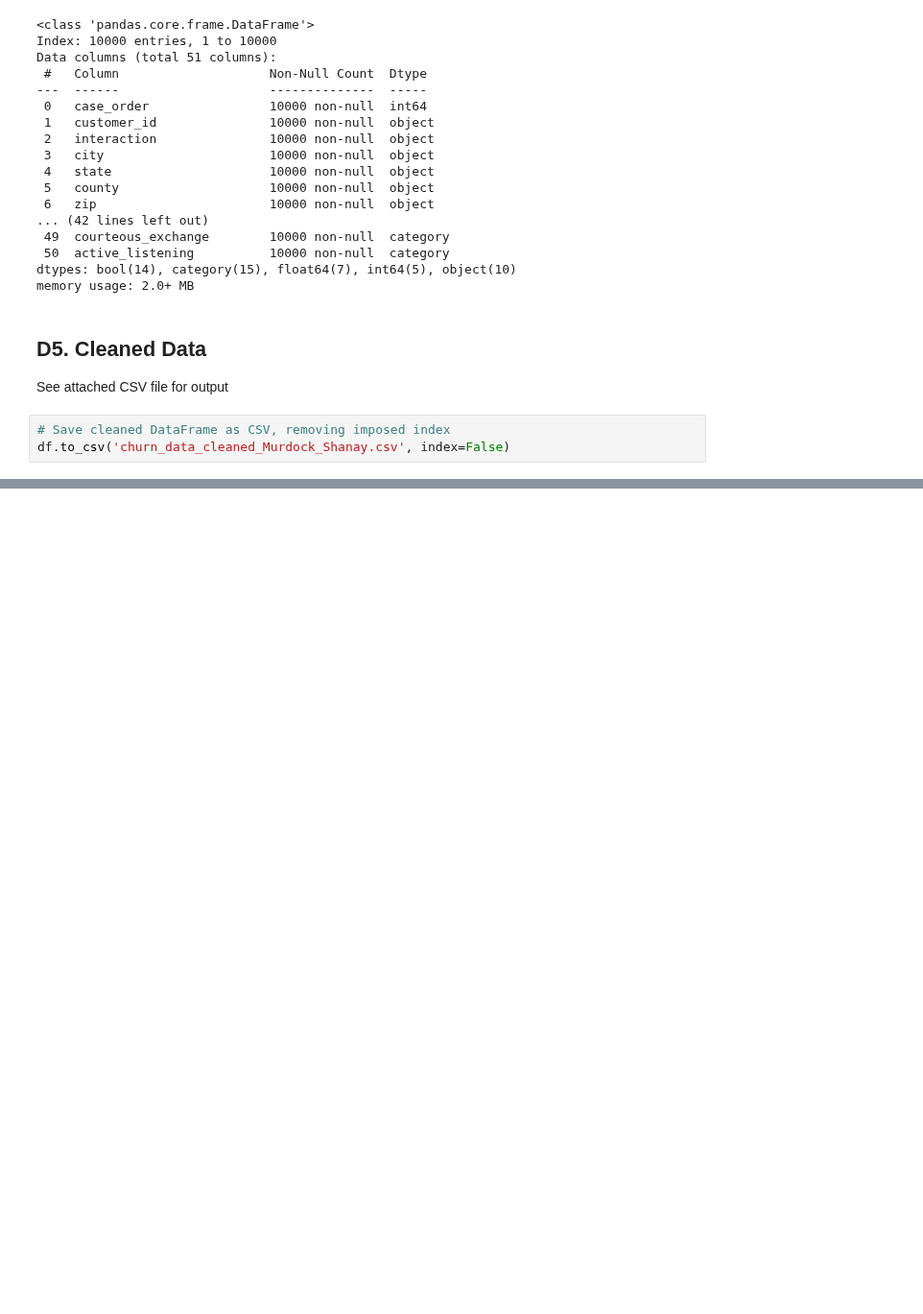
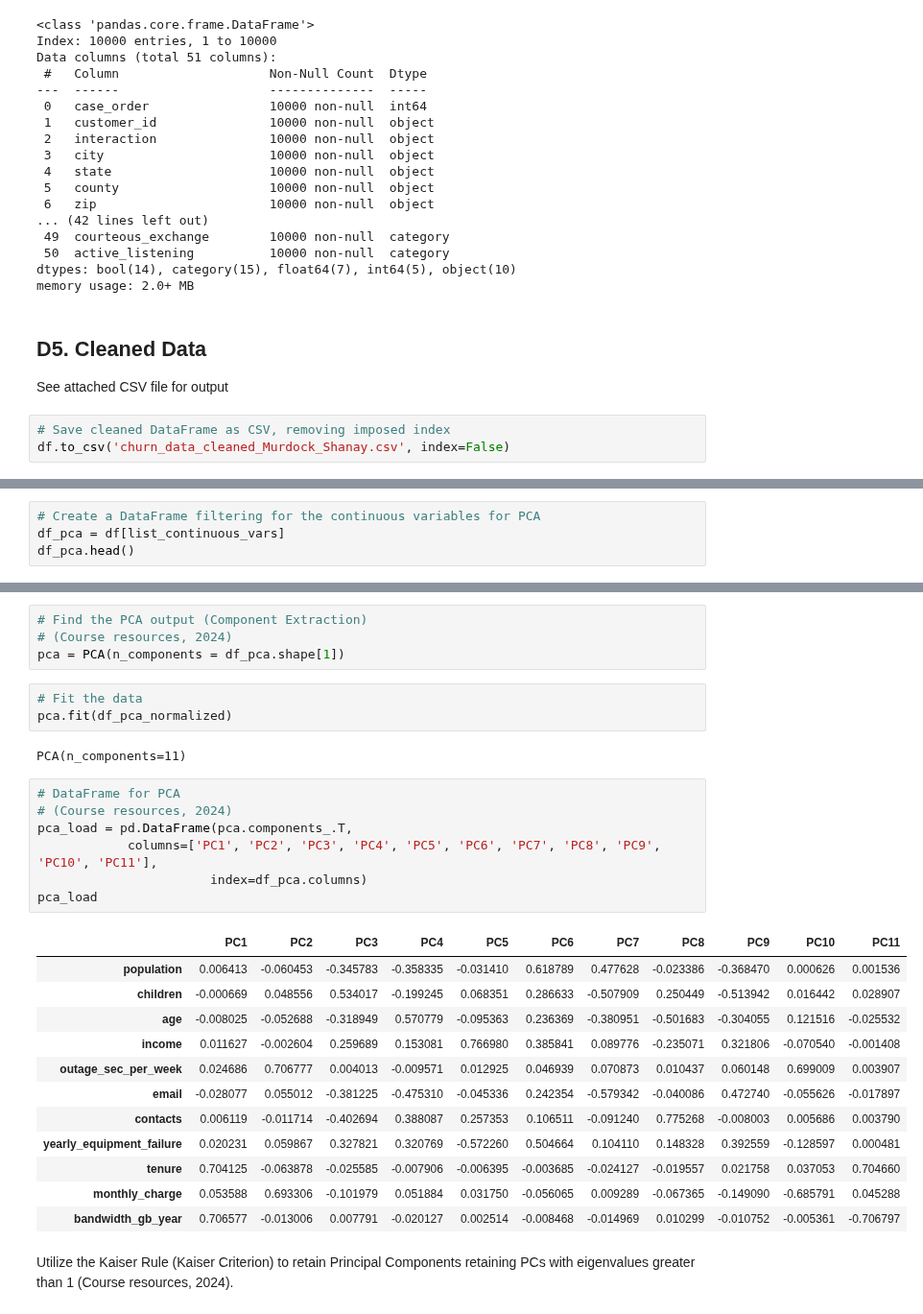
Before and after one commit to smmurdock/WGU-MSDA-DS, a Jupyter notebook: D206/Murdock_Shanay D206 PA Churn.ipynb, the cells around one changed output, grey strips where cells are left out. Shown at 96% size. Saved outputs shown, nothing was run; the diff lists cells and outputs as text; blank space fills up the shorter version.

```diff
--- a/D206/Murdock_Shanay D206 PA Churn.ipynb
+++ b/D206/Murdock_Shanay D206 PA Churn.ipynb
@@ -2693,0 +2715,4 @@ df.to_csv('churn_data_cleaned_Murdock_Shanay.csv', index=False)
+# %%
+# Create a DataFrame filtering for the continuous variables for PCA
+df_pca = df[list_continuous_vars]
+df_pca.head()
@@ -2693,0 +2762,31 @@ df.to_csv('churn_data_cleaned_Murdock_Shanay.csv', index=False)
+# %%
+# Find the PCA output (Component Extraction)
+# (Course resources, 2024)
+pca = PCA(n_components = df_pca.shape[1])
+# %%
+# Fit the data
+pca.fit(df_pca_normalized)
+# %% [output]
+PCA(n_components=11)
+# %%
+# DataFrame for PCA
+# (Course resources, 2024)
+pca_load = pd.DataFrame(pca.components_.T,
+            columns=['PC1', 'PC2', 'PC3', 'PC4', 'PC5', 'PC6', 'PC7', 'PC8', 'PC9', 'PC10', 'PC11'],
+                       index=df_pca.columns)
+pca_load
+# %% [output]
+|  | PC1 | PC2 | PC3 | PC4 | PC5 | PC6 | PC7 | PC8 | PC9 | PC10 | PC11 |
+| population | 0.006413 | -0.060453 | -0.345783 | -0.358335 | -0.031410 | 0.618789 | 0.477628 | -0.023386 | -0.368470 | 0.000626 | 0.001536 |
+| children | -0.000669 | 0.048556 | 0.534017 | -0.199245 | 0.068351 | 0.286633 | -0.507909 | 0.250449 | -0.513942 | 0.016442 | 0.028907 |
+| age | -0.008025 | -0.052688 | -0.318949 | 0.570779 | -0.095363 | 0.236369 | -0.380951 | -0.501683 | -0.304055 | 0.121516 | -0.025532 |
+| income | 0.011627 | -0.002604 | 0.259689 | 0.153081 | 0.766980 | 0.385841 | 0.089776 | -0.235071 | 0.321806 | -0.070540 | -0.001408 |
+| outage_sec_per_week | 0.024686 | 0.706777 | 0.004013 | -0.009571 | 0.012925 | 0.046939 | 0.070873 | 0.010437 | 0.060148 | 0.699009 | 0.003907 |
+| email | -0.028077 | 0.055012 | -0.381225 | -0.475310 | -0.045336 | 0.242354 | -0.579342 | -0.040086 | 0.472740 | -0.055626 | -0.017897 |
+| contacts | 0.006119 | -0.011714 | -0.402694 | 0.388087 | 0.257353 | 0.106511 | -0.091240 | 0.775268 | -0.008003 | 0.005686 | 0.003790 |
+| yearly_equipment_failure | 0.020231 | 0.059867 | 0.327821 | 0.320769 | -0.572260 | 0.504664 | 0.104110 | 0.148328 | 0.392559 | -0.128597 | 0.000481 |
+| tenure | 0.704125 | -0.063878 | -0.025585 | -0.007906 | -0.006395 | -0.003685 | -0.024127 | -0.019557 | 0.021758 | 0.037053 | 0.704660 |
+| monthly_charge | 0.053588 | 0.693306 | -0.101979 | 0.051884 | 0.031750 | -0.056065 | 0.009289 | -0.067365 | -0.149090 | -0.685791 | 0.045288 |
+| bandwidth_gb_year | 0.706577 | -0.013006 | 0.007791 | -0.020127 | 0.002514 | -0.008468 | -0.014969 | 0.010299 | -0.010752 | -0.005361 | -0.706797 |
+# %% [markdown]
+Utilize the Kaiser Rule (Kaiser Criterion) to retain Principal Components retaining PCs with eigenvalues greater than 1 (Course resources, 2024).
```
Also changed, not shown: parts of 8 cells of this notebook.
